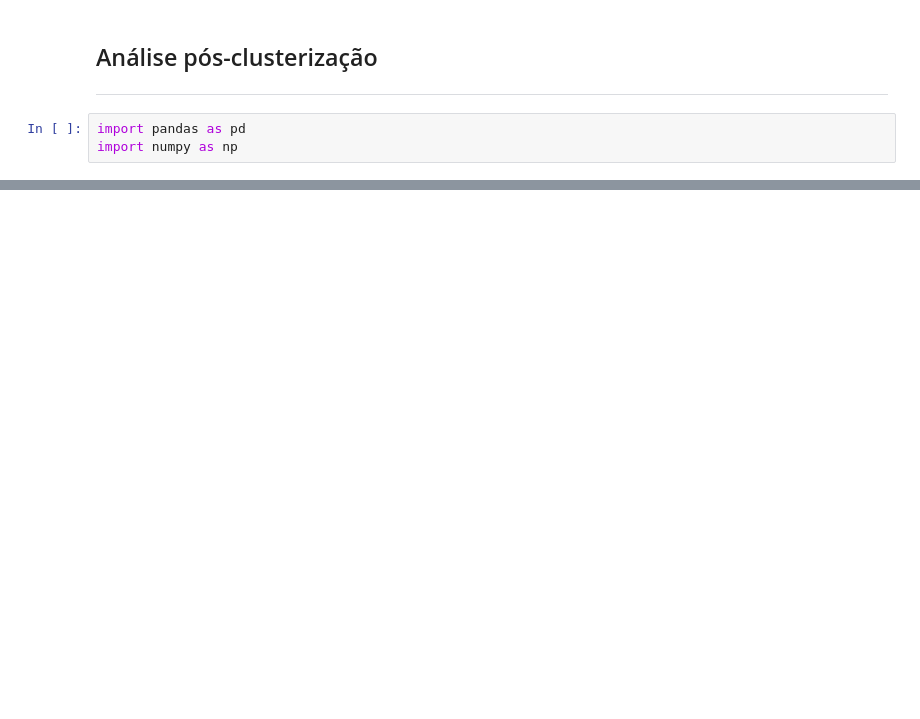
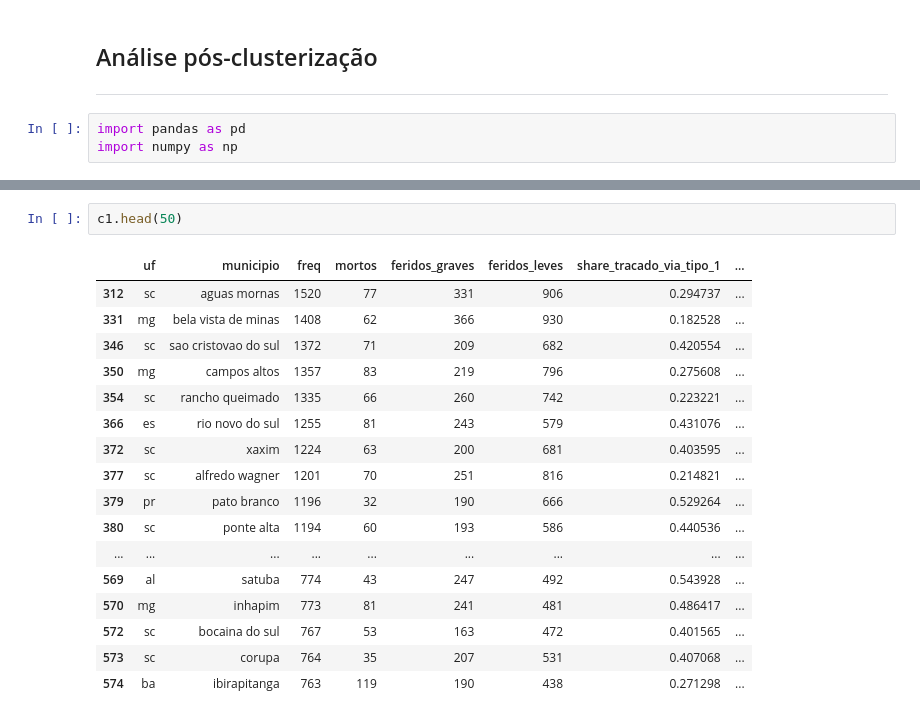
Before and after one commit to FelipeGBarreto/analise_cluster_acidentes_rodovias_federais, a Jupyter notebook: Scripts/Analise pos-clusterizacao.ipynb, the cells around one changed output, grey strips where cells are left out. Drawn from its saved outputs; the diff is of its cells as text; blank space fills up the shorter version.

```diff
--- a/Scripts/Analise pos-clusterizacao.ipynb
+++ b/Scripts/Analise pos-clusterizacao.ipynb
@@ -45,0 +151,20 @@ df5.head(2)
+# %%
+c1.head(50)
+# %% [output]
+|  | uf | municipio | freq | mortos | feridos_graves | feridos_leves | share_tracado_via_tipo_1 | ... |
+| 312 | sc | aguas mornas | 1520 | 77 | 331 | 906 | 0.294737 | ... |
+| 331 | mg | bela vista de minas | 1408 | 62 | 366 | 930 | 0.182528 | ... |
+| 346 | sc | sao cristovao do sul | 1372 | 71 | 209 | 682 | 0.420554 | ... |
+| 350 | mg | campos altos | 1357 | 83 | 219 | 796 | 0.275608 | ... |
+| 354 | sc | rancho queimado | 1335 | 66 | 260 | 742 | 0.223221 | ... |
+| 366 | es | rio novo do sul | 1255 | 81 | 243 | 579 | 0.431076 | ... |
+| 372 | sc | xaxim | 1224 | 63 | 200 | 681 | 0.403595 | ... |
+| 377 | sc | alfredo wagner | 1201 | 70 | 251 | 816 | 0.214821 | ... |
+| 379 | pr | pato branco | 1196 | 32 | 190 | 666 | 0.529264 | ... |
+| 380 | sc | ponte alta | 1194 | 60 | 193 | 586 | 0.440536 | ... |
+| ... | ... | ... | ... | ... | ... | ... | ... | ... |
+| 569 | al | satuba | 774 | 43 | 247 | 492 | 0.543928 | ... |
+| 570 | mg | inhapim | 773 | 81 | 241 | 481 | 0.486417 | ... |
+| 572 | sc | bocaina do sul | 767 | 53 | 163 | 472 | 0.401565 | ... |
+| 573 | sc | corupa | 764 | 35 | 207 | 531 | 0.407068 | ... |
+| 574 | ba | ibirapitanga | 763 | 119 | 190 | 438 | 0.271298 | ... |
```
Also changed, not shown: parts of 16 cells of this notebook, 7 other files.
